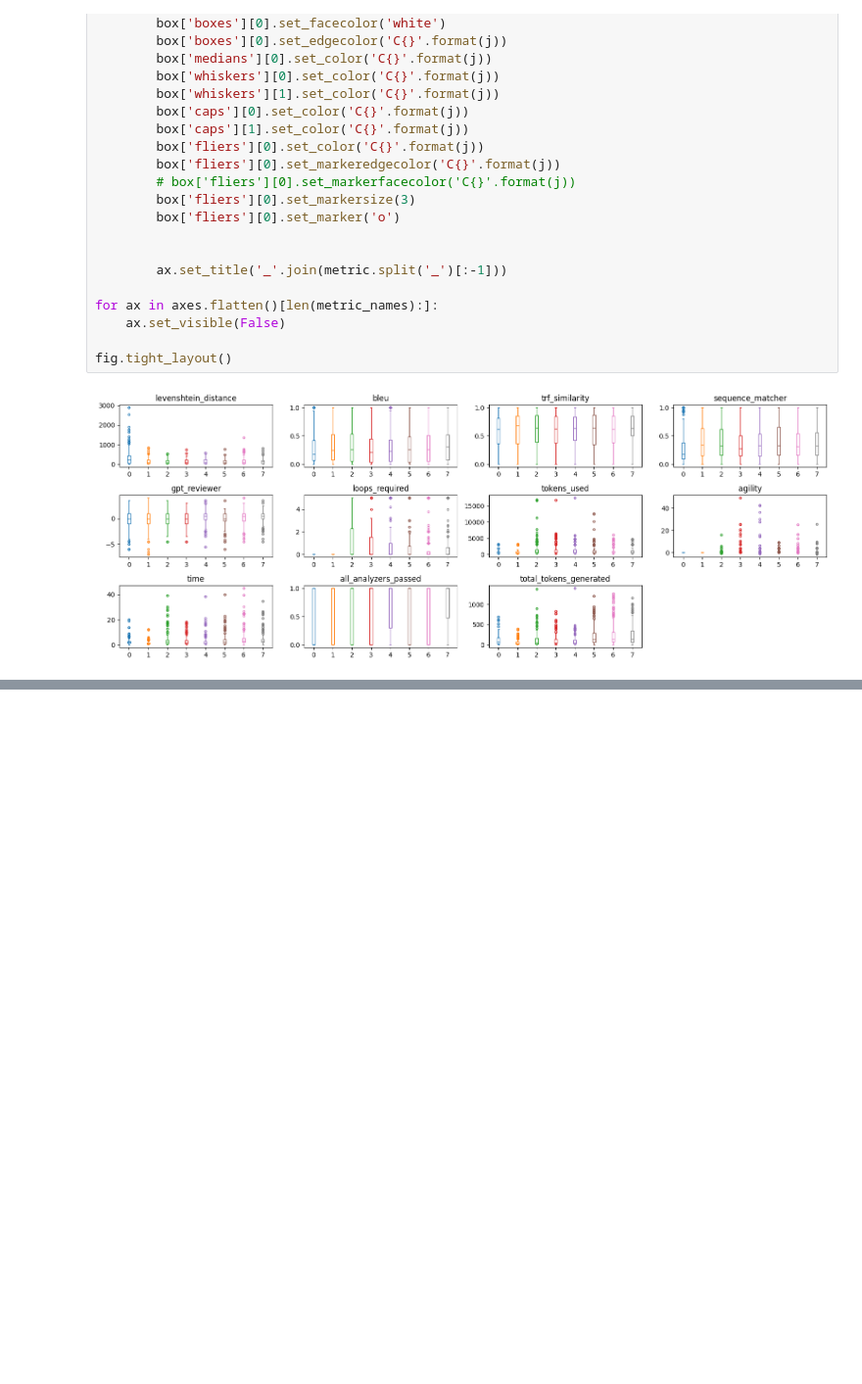
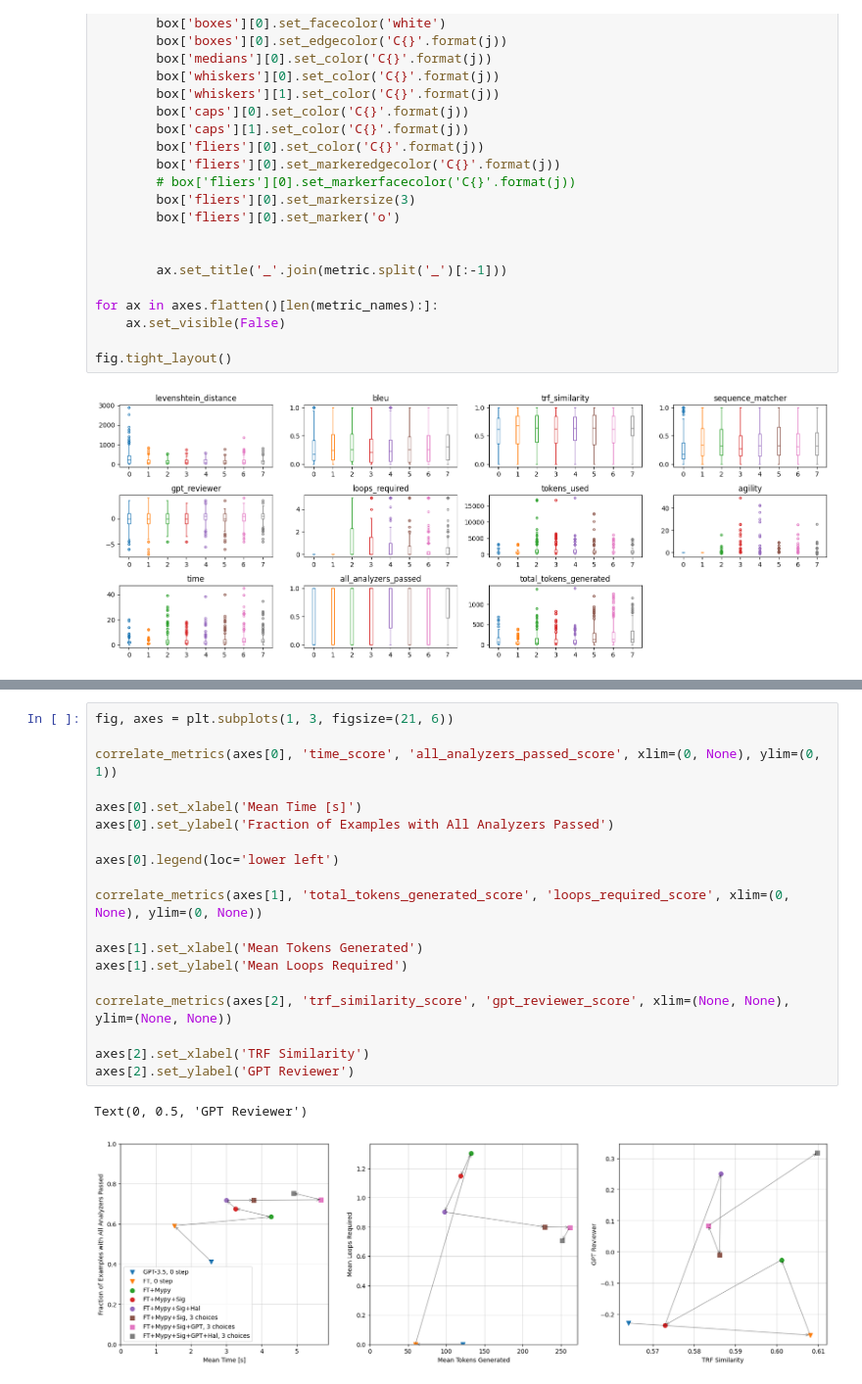
Before and after one commit to pvs-hd-tea/23ws-LLMcoder, a Jupyter notebook: experimental/evaluation.ipynb, the cells around one changed output, grey strips where cells are left out. Shown at 98% size. Drawn from its saved outputs; the diff is of its cells as text; blank space fills up the shorter version.

```diff
--- a/experimental/evaluation.ipynb
+++ b/experimental/evaluation.ipynb
@@ -336,0 +362,22 @@ fig.subplots_adjust(top=0.85)
+# %%
+fig, axes = plt.subplots(1, 3, figsize=(21, 6))
+
+correlate_metrics(axes[0], 'time_score', 'all_analyzers_passed_score', xlim=(0, None), ylim=(0, 1))
+
+axes[0].set_xlabel('Mean Time [s]')
+axes[0].set_ylabel('Fraction of Examples with All Analyzers Passed')
+
+axes[0].legend(loc='lower left')
+
+correlate_metrics(axes[1], 'total_tokens_generated_score', 'loops_required_score', xlim=(0, None), ylim=(0, None))
+
+axes[1].set_xlabel('Mean Tokens Generated')
+axes[1].set_ylabel('Mean Loops Required')
+
+correlate_metrics(axes[2], 'trf_similarity_score', 'gpt_reviewer_score', xlim=(None, None), ylim=(None, None))
+
+axes[2].set_xlabel('TRF Similarity')
+axes[2].set_ylabel('GPT Reviewer')
+# %% [output]
+Text(0, 0.5, 'GPT Reviewer')
+[figure, added]
```
Also changed, not shown: parts of 5 cells of this notebook.
